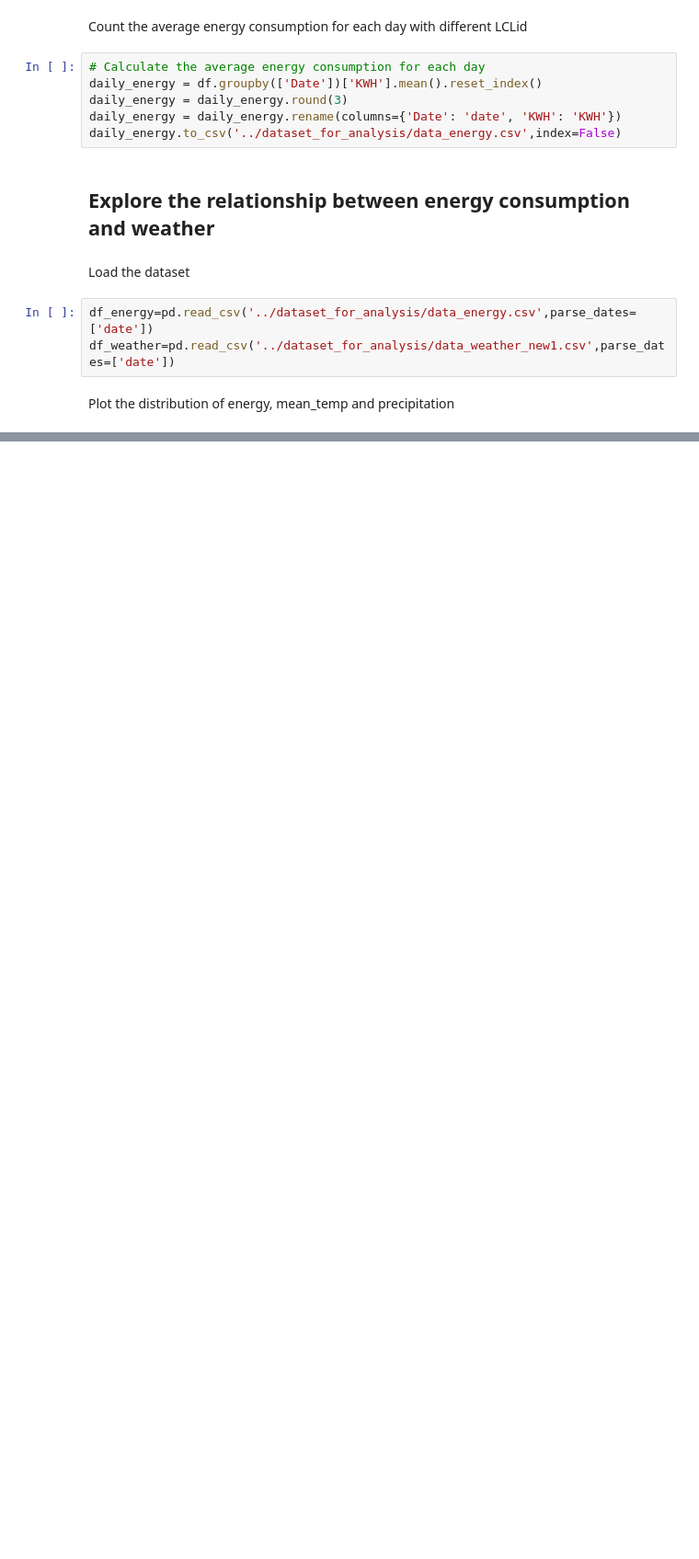
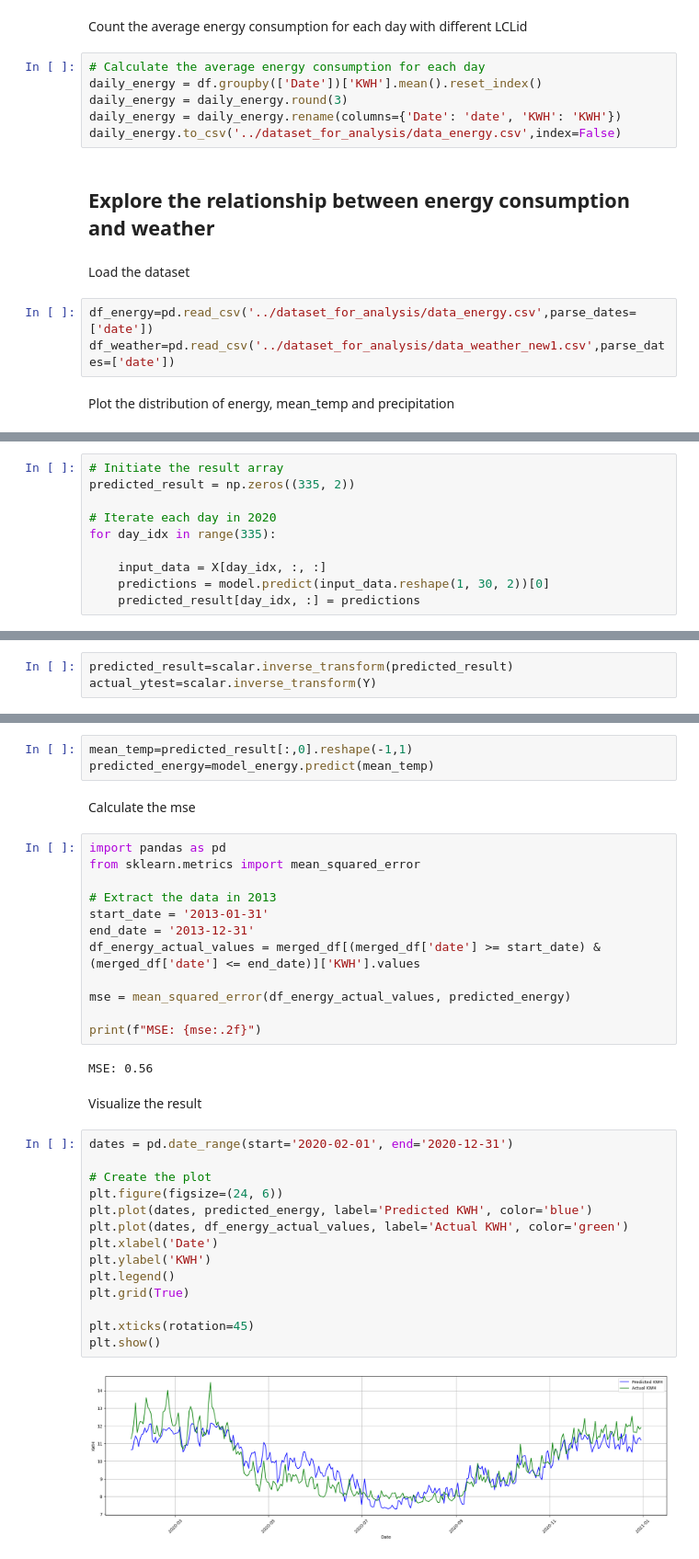
Before and after one commit to xiaoma052023/FinalProject, a Jupyter notebook: Code/energy_consumption.ipynb, the cells around one changed output, grey strips where cells are left out. Shown at 92% size. Cells and saved outputs as stored; diff of their text form; blank space fills up the shorter version.

```diff
--- a/Code/energy_consumption.ipynb
+++ b/Code/energy_consumption.ipynb
@@ -126,0 +249,10 @@ correlation_energy_temp
+# %%
+# Initiate the result array
+predicted_result = np.zeros((335, 2))
+
+# Iterate each day in 2020
+for day_idx in range(335):
+
+    input_data = X[day_idx, :, :]
+    predictions = model.predict(input_data.reshape(1, 30, 2))[0]
+    predicted_result[day_idx, :] = predictions
@@ -126,0 +277,3 @@ correlation_energy_temp
+# %%
+predicted_result=scalar.inverse_transform(predicted_result)
+actual_ytest=scalar.inverse_transform(Y)
@@ -126,0 +313,37 @@ correlation_energy_temp
+# %%
+mean_temp=predicted_result[:,0].reshape(-1,1)
+predicted_energy=model_energy.predict(mean_temp)
+# %% [markdown]
+Calculate the mse
+# %%
+import pandas as pd
+from sklearn.metrics import mean_squared_error
+
+# Extract the data in 2013
+start_date = '2013-01-31'
+end_date = '2013-12-31'
+df_energy_actual_values = merged_df[(merged_df['date'] >= start_date) & (merged_df['date'] <= end_date)]['KWH'].values
+
+mse = mean_squared_error(df_energy_actual_values, predicted_energy)
+
+print(f"MSE: {mse:.2f}")
+# %% [output]
+MSE: 0.56
+# %% [markdown]
+Visualize the result
+# %%
+dates = pd.date_range(start='2020-02-01', end='2020-12-31')
+
+# Create the plot
+plt.figure(figsize=(24, 6))
+plt.plot(dates, predicted_energy, label='Predicted KWH', color='blue')
+plt.plot(dates, df_energy_actual_values, label='Actual KWH', color='green')
+plt.xlabel('Date')
+plt.ylabel('KWH')
+plt.legend()
+plt.grid(True)
+
+plt.xticks(rotation=45)
+plt.show()
+# %% [output]
+[figure, added]
```
Also changed, not shown: parts of 25 cells of this notebook, 2 other files.
